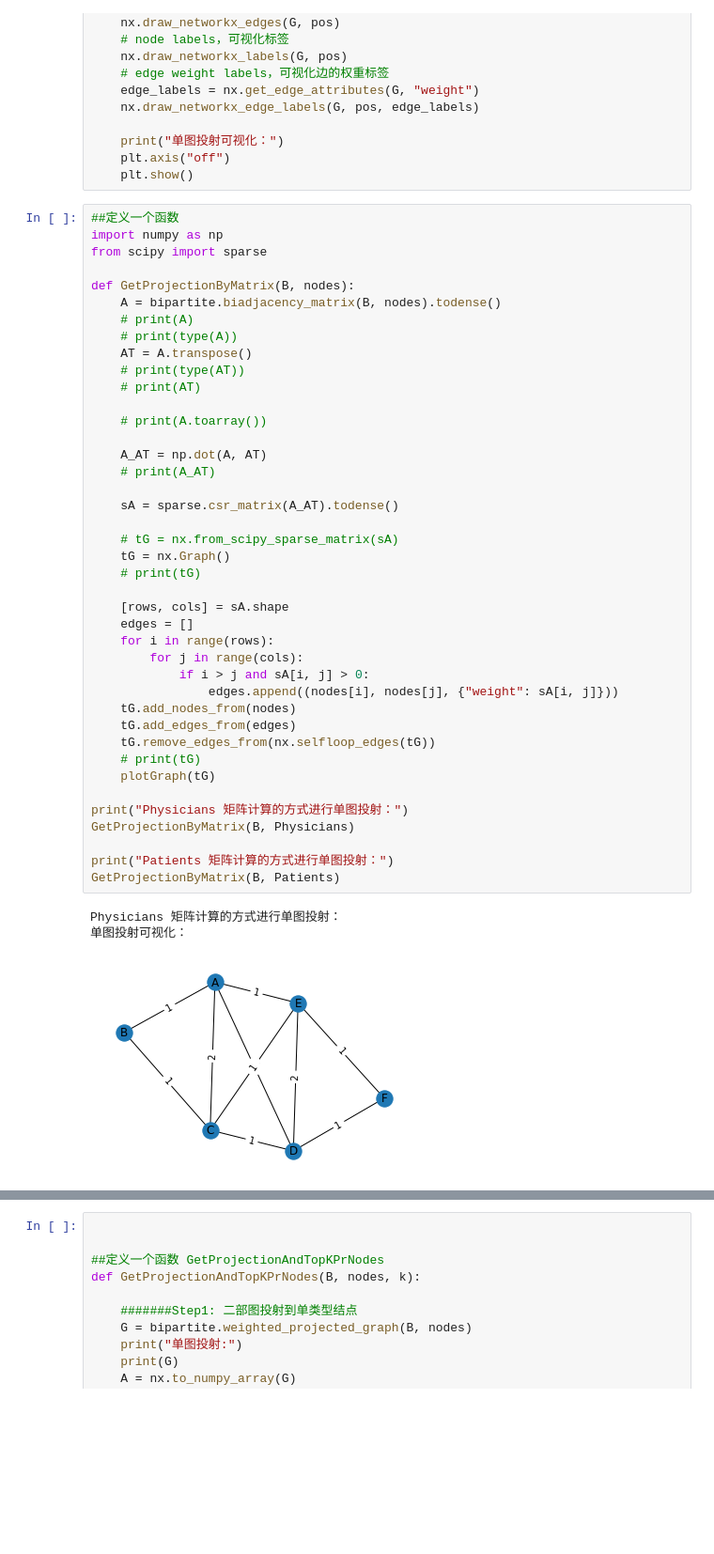
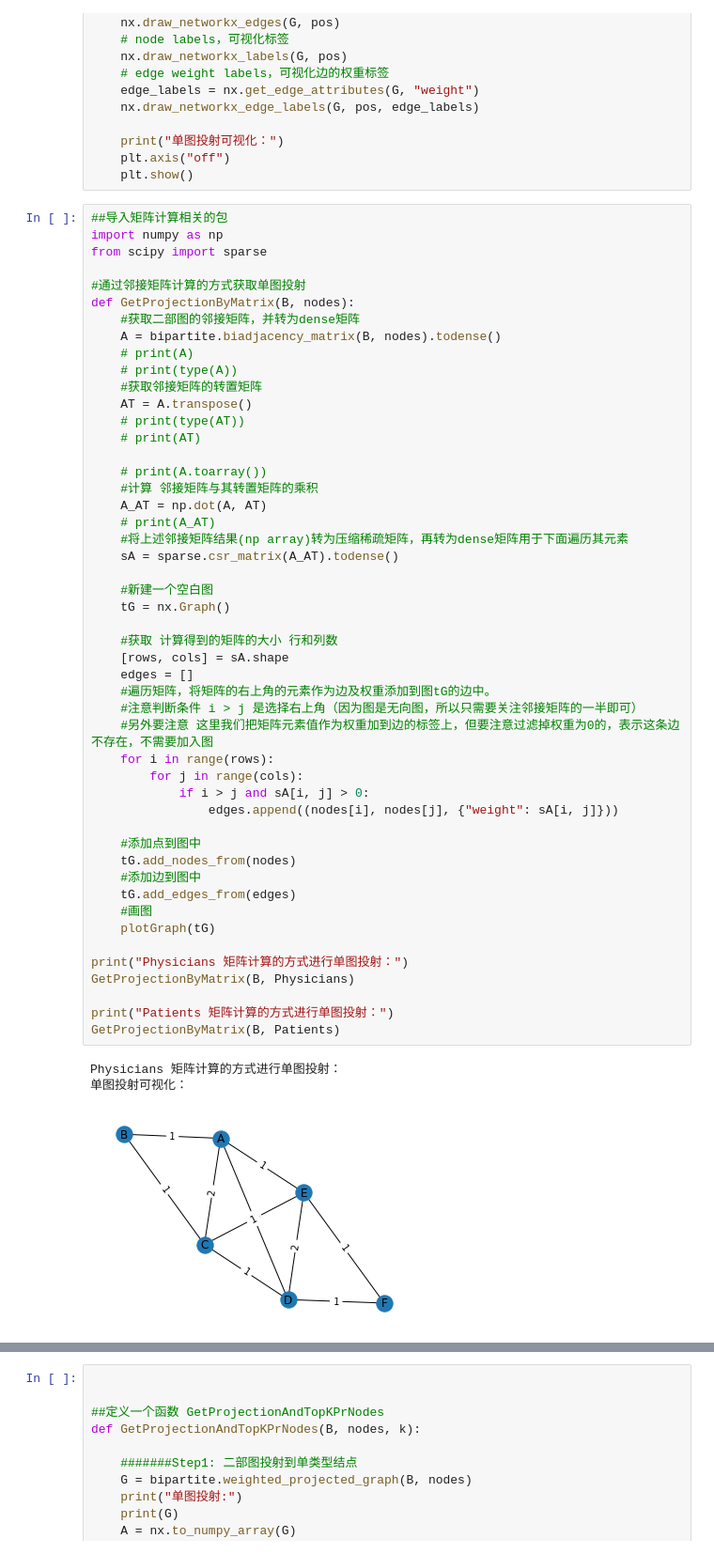
Before and after one commit to painterV/some_coding, a Jupyter notebook: bipartite_graph.ipynb, the cells around one changed output, grey strips where cells are left out. Shown: that part at 94% size. Drawn from its saved outputs; the diff is of its cells as text; blank space fills up the shorter version.

```diff
--- a/bipartite_graph.ipynb
+++ b/bipartite_graph.ipynb
@@ -79,49 +79,57 @@ def plotGraph(G):
     plt.axis("off")
     plt.show()
 # %%
-##定义一个函数
+##导入矩阵计算相关的包
 import numpy as np
 from scipy import sparse
 
+#通过邻接矩阵计算的方式获取单图投射
 def GetProjectionByMatrix(B, nodes):
+    #获取二部图的邻接矩阵，并转为dense矩阵
     A = bipartite.biadjacency_matrix(B, nodes).todense()
     # print(A)
     # print(type(A))
+    #获取邻接矩阵的转置矩阵
     AT = A.transpose()
     # print(type(AT))
     # print(AT)
 
     # print(A.toarray())
-
+    #计算 邻接矩阵与其转置矩阵的乘积
     A_AT = np.dot(A, AT)
     # print(A_AT)
-
+    #将上述邻接矩阵结果(np array)转为压缩稀疏矩阵，再转为dense矩阵用于下面遍历其元素
     sA = sparse.csr_matrix(A_AT).todense()
 
-    # tG = nx.from_scipy_sparse_matrix(sA)
+    #新建一个空白图
     tG = nx.Graph()
-    # print(tG)
 
+    #获取 计算得到的矩阵的大小 行和列数
     [rows, cols] = sA.shape
     edges = []
+    #遍历矩阵，将矩阵的右上角的元素作为边及权重添加到图tG的边中。
+    #注意判断条件 i > j 是选择右上角（因为图是无向图，所以只需要关注邻接矩阵的一半即可）
+    #另外要注意 这里我们把矩阵元素值作为权重加到边的标签上，但要注意过滤掉权重为0的，表示这条边不存在，不需要加入图
     for i in range(rows):
         for j in range(cols):
             if i > j and sA[i, j] > 0:
                 edges.append((nodes[i], nodes[j], {"weight": sA[i, j]}))
+
+    #添加点到图中
     tG.add_nodes_from(nodes)
+    #添加边到图中
     tG.add_edges_from(edges)
-    tG.remove_edges_from(nx.selfloop_edges(tG))
-    # print(tG)
+    #画图
     plotGraph(tG)
 
 print("Physicians 矩阵计算的方式进行单图投射：")
 GetProjectionByMatrix(B, Physicians)
 
 print("Patients 矩阵计算的方式进行单图投射：")
 GetProjectionByMatrix(B, Patients)
 # %% [output]
 Physicians 矩阵计算的方式进行单图投射：
 单图投射可视化：
-[figure, old version]
+[figure, new version]
 Patients 矩阵计算的方式进行单图投射：
 单图投射可视化：
```
Also changed, not shown: parts of 2 cells of this notebook.
